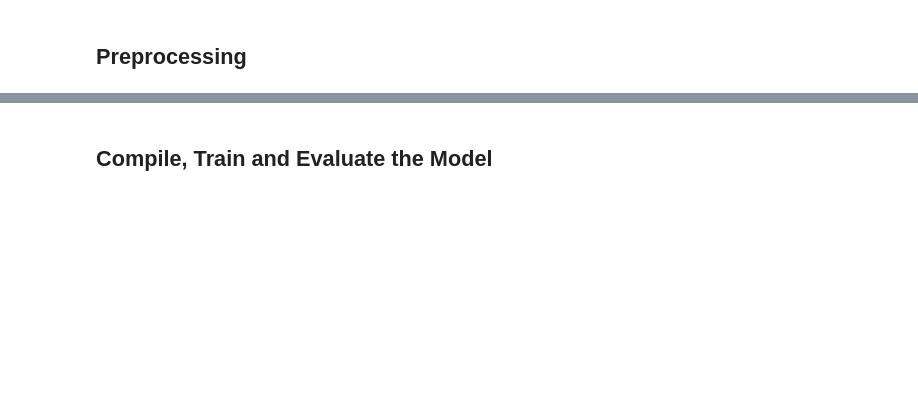
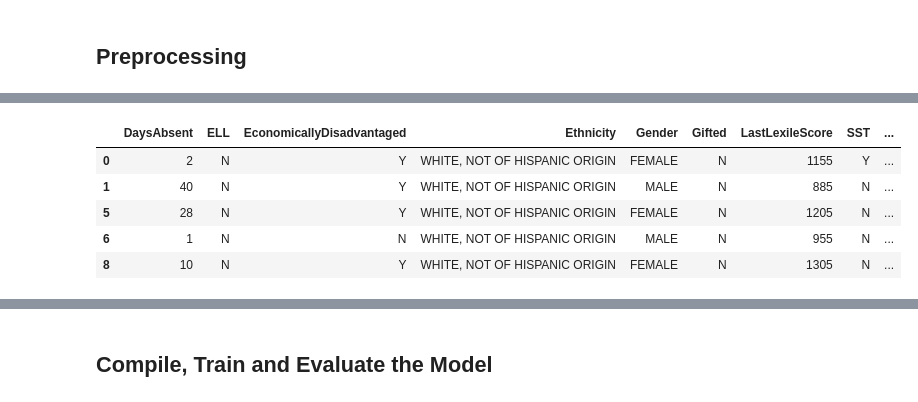
Before and after one commit to gamountainmama/data_dames, a Jupyter notebook: ed_data_working_model2.ipynb, the cells around one changed output, grey strips where cells are left out. Saved outputs shown, nothing was run; the diff lists cells and outputs as text; code cells hidden in the pictures; blank space fills up the shorter version.

```diff
--- a/ed_data_working_model2.ipynb
+++ b/ed_data_working_model2.ipynb
@@ -36,3 +56,31 @@ df.head()
+# %%
+# Drop 'GTID', 'Course', and 'Scale Score'
+df = df.drop(columns='GTID', axis=1)
+df = df.drop(columns='Grade', axis=1)
+df = df.drop(columns='MATH 2021 Pass', axis=1)
+df = df.drop(columns='ELA 21-22 Level', axis=1)
+df = df.drop(columns='ELA 20-21 Level', axis=1)
+df = df.drop(columns='ELA 21-22 Pass', axis=1)
+df = df.drop(columns='ELA 20-21 Pass', axis=1)
+df = df.drop(columns='ELA 21-22 Scale Score', axis=1)
+df = df.drop(columns='MATH 20-21 Level', axis=1)
+df = df.drop(columns='MATH 21-22 Level', axis=1)
+df = df.drop(columns='MATH 21-22 Scale Score', axis=1)
+df = df.drop(columns='SCIE 21-22 Level', axis=1)
+df = df.drop(columns='SCIE 21-22 Pass', axis=1)
+df = df.drop(columns='SCIE 21-22 Scale Score', axis=1)
+df = df.drop(columns='SOCI 21-22 Level', axis=1)
+df = df.drop(columns='SOCI 21-22 Pass', axis=1)
+df = df.drop(columns='SOCI 21-22 Scale Score', axis=1)
+
+df.head()
+# %% [output]
+|  | DaysAbsent | ELL | EconomicallyDisadvantaged | Ethnicity | Gender | Gifted | LastLexileScore | SST | ... |
+| 0 | 2 | N | Y | WHITE, NOT OF HISPANIC ORIGIN | FEMALE | N | 1155 | Y | ... |
+| 1 | 40 | N | Y | WHITE, NOT OF HISPANIC ORIGIN | MALE | N | 885 | N | ... |
+| 5 | 28 | N | Y | WHITE, NOT OF HISPANIC ORIGIN | FEMALE | N | 1205 | N | ... |
+| 6 | 1 | N | N | WHITE, NOT OF HISPANIC ORIGIN | MALE | N | 955 | N | ... |
+| 8 | 10 | N | Y | WHITE, NOT OF HISPANIC ORIGIN | FEMALE | N | 1305 | N | ... |
 # %%
 # Determine the number of unique values in each column.
 df.dtypes
```
Also changed, not shown: parts of 10 cells of this notebook.
